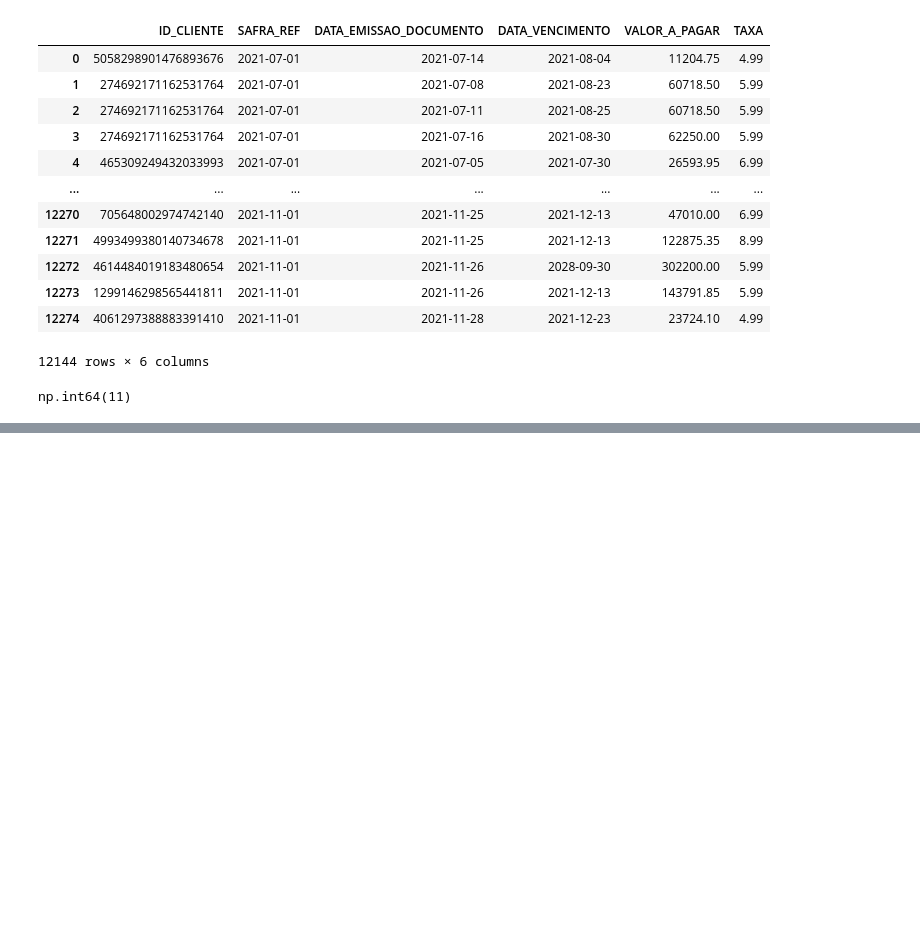
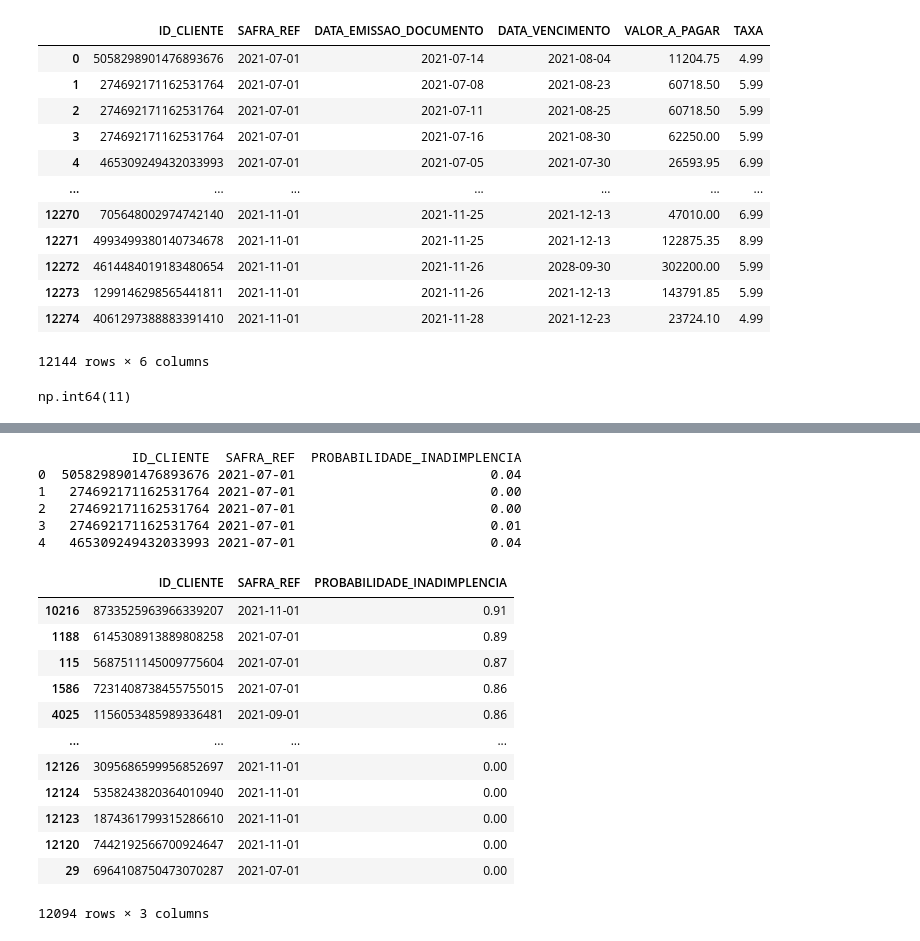
Before and after one commit to EduAugustoM/default-risk, a Jupyter notebook: notebooks/eda.ipynb, the cells around one changed output, grey strips where cells are left out. Drawn from its saved outputs; the diff is of its cells as text; code cells hidden in the pictures; blank space fills up the shorter version.

```diff
--- a/notebooks/eda.ipynb
+++ b/notebooks/eda.ipynb
@@ -198,0 +415,4 @@ df_teste.drop_duplicates(inplace=True)
+# %%
+df_teste_full = pd.merge(df_teste, df_info, on=['ID_CLIENTE', 'SAFRA_REF'], how='left')
+df_teste_full = pd.merge(df_teste_full, df_cadastral, on='ID_CLIENTE', how='left')
+df_teste_full.info()
@@ -198,0 +437,10 @@ df_teste.drop_duplicates(inplace=True)
+# %%
+df_teste_full = df_teste_full.dropna(subset=['SAFRA_REF', 'DATA_CADASTRO'])
+df_teste_full = df_teste_full[df_teste_full['CEP_2_DIG'] != 'na']
+df_teste_full['TEMPO_RELACIONAMENTO'] = (df_teste_full['SAFRA_REF'] - df_teste_full['DATA_CADASTRO']).dt.days.astype(int)
+df_teste_full['PRAZO_PAGAMENTO_DIAS'] = (df_teste_full['DATA_VENCIMENTO'] - df_teste_full['DATA_EMISSAO_DOCUMENTO']).dt.days
+# %%
+df_teste_full['RENDA_MES_ANTERIOR'].fillna(mediana_renda, inplace=True)
+df_teste_full['NO_FUNCIONARIOS'].fillna(mediana_funcionarios, inplace=True)
+df_teste_full['FUNCIONARIOS_FALTANTES'].fillna(1, inplace=True)
+df_teste_full['RENDA_FALTANTE'].fillna(1, inplace=True)
@@ -198,0 +465,44 @@ df_teste.drop_duplicates(inplace=True)
+# %%
+colunas_para_remover_teste = [
+    'ID_CLIENTE',
+    'SAFRA_REF',
+    'DATA_VENCIMENTO',
+    'DATA_EMISSAO_DOCUMENTO',
+    'DATA_CADASTRO'
+]
+
+X_teste = df_teste_full.drop(columns=colunas_para_remover_teste)
+
+probabilidades_teste = pipeline.predict_proba(X_teste)[:, 1]
+
+df_final = pd.DataFrame({
+    'ID_CLIENTE': df_teste_full['ID_CLIENTE'],
+    'SAFRA_REF': df_teste_full['SAFRA_REF'],
+    'PROBABILIDADE_INADIMPLENCIA': probabilidades_teste
+})
+# %%
+df_final.to_csv('C:/Users/Eduardo/Desktop/default-risk/output/probabilidade_inadimplencia.csv', index=False)
+print(df_final.head())
+# %% [output]
+            ID_CLIENTE  SAFRA_REF  PROBABILIDADE_INADIMPLENCIA
+0  5058298901476893676 2021-07-01                         0.04
+1   274692171162531764 2021-07-01                         0.00
+2   274692171162531764 2021-07-01                         0.00
+3   274692171162531764 2021-07-01                         0.01
+4   465309249432033993 2021-07-01                         0.04
+# %%
+df_final.sort_values(by='PROBABILIDADE_INADIMPLENCIA', ascending=False)
+# %% [output]
+|  | ID_CLIENTE | SAFRA_REF | PROBABILIDADE_INADIMPLENCIA |
+| 10216 | 8733525963966339207 | 2021-11-01 | 0.91 |
+| 1188 | 6145308913889808258 | 2021-07-01 | 0.89 |
+| 115 | 5687511145009775604 | 2021-07-01 | 0.87 |
+| 1586 | 7231408738455755015 | 2021-07-01 | 0.86 |
+| 4025 | 1156053485989336481 | 2021-09-01 | 0.86 |
+| ... | ... | ... | ... |
+| 12126 | 3095686599956852697 | 2021-11-01 | 0.00 |
+| 12124 | 5358243820364010940 | 2021-11-01 | 0.00 |
+| 12123 | 1874361799315286610 | 2021-11-01 | 0.00 |
+| 12120 | 7442192566700924647 | 2021-11-01 | 0.00 |
+| 29 | 6964108750473070287 | 2021-07-01 | 0.00 |
+12094 rows × 3 columns
```
Also changed, not shown: parts of 13 cells of this notebook, 3 other files.
